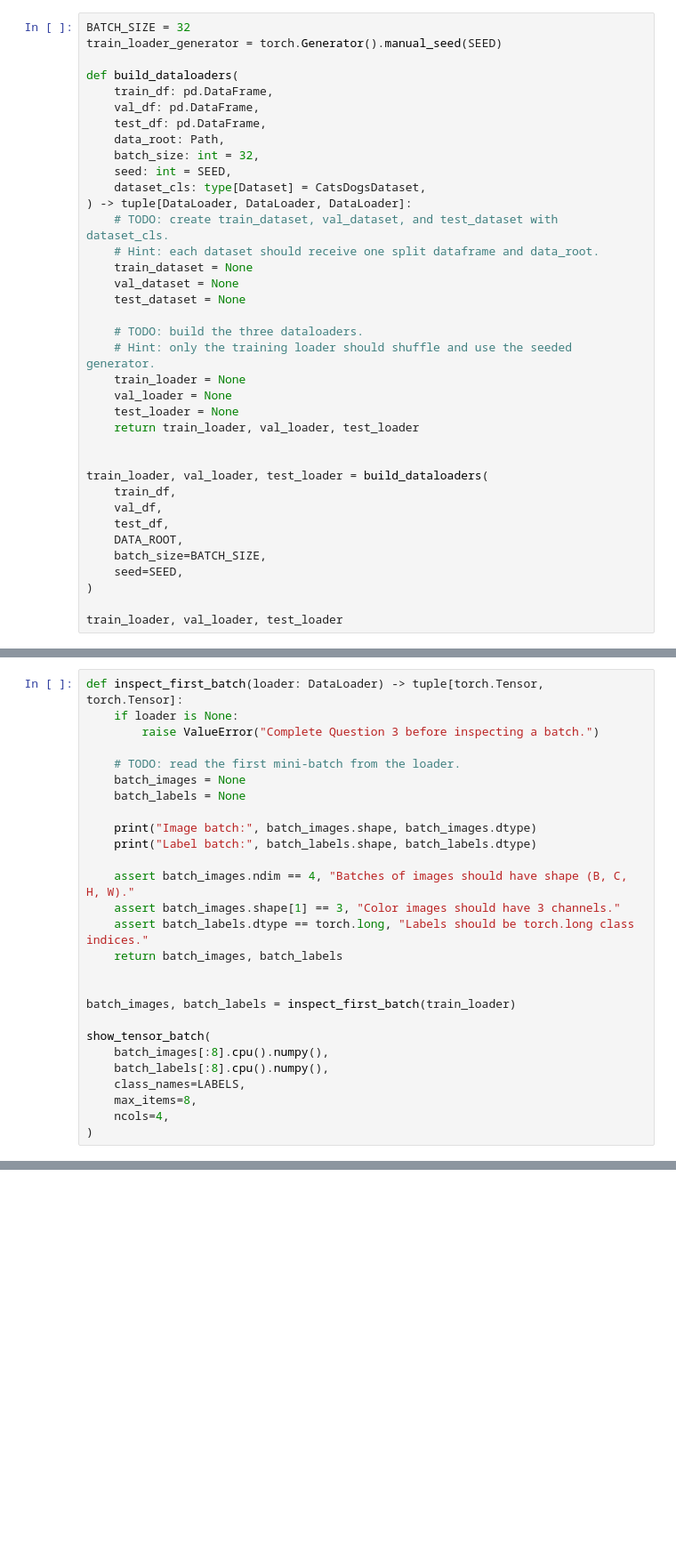
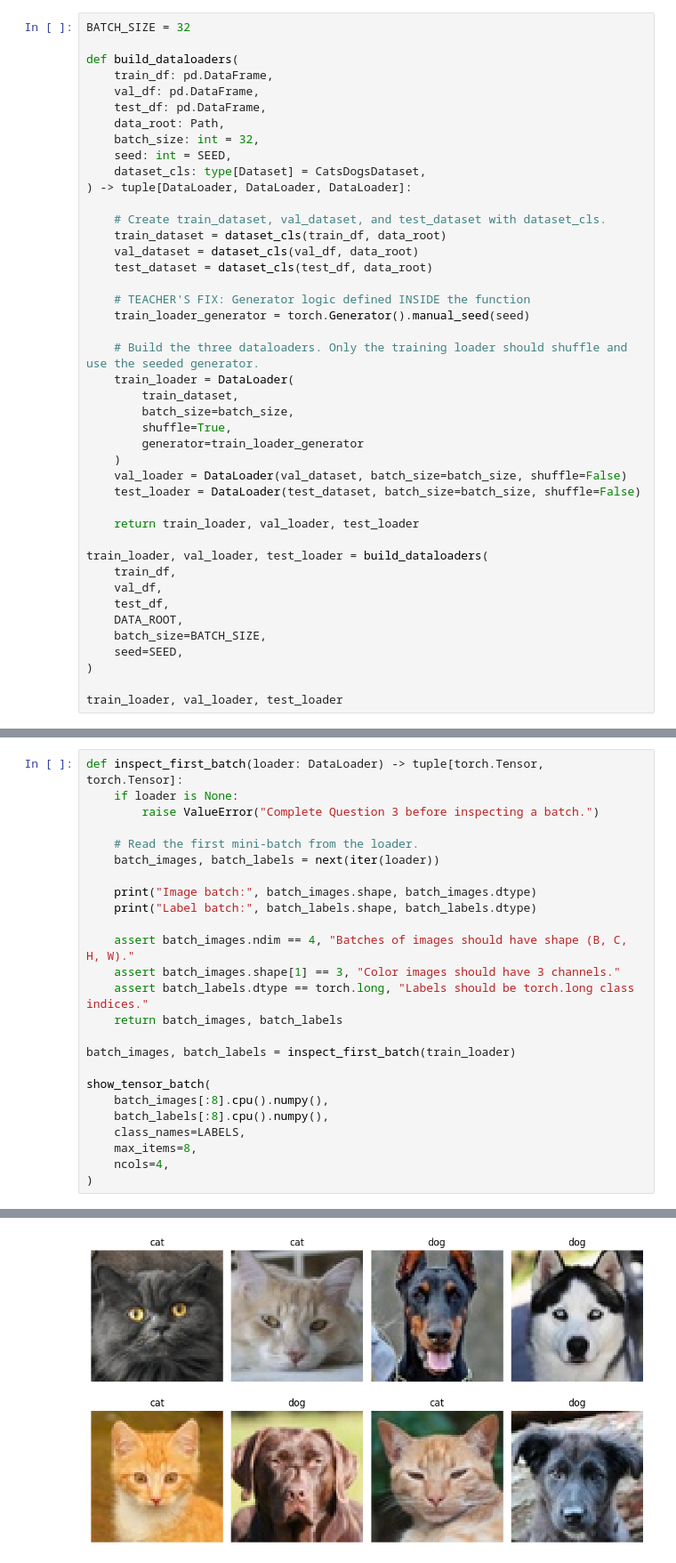
Before and after one commit to vgu-dsai-2026/lab-3-pytorch-104240766-hash, a Jupyter notebook: notebook.ipynb, the cells around one changed output, grey strips where cells are left out. Shown at 89% size. Drawn from its saved outputs; the diff is of its cells as text; blank space fills up the shorter version.

```diff
--- a/notebook.ipynb
+++ b/notebook.ipynb
@@ -198,7 +237,6 @@ Use a batch size of `32`.
 Reuse `train_df`, `val_df`, and `test_df` here.
 # %%
 BATCH_SIZE = 32
-train_loader_generator = torch.Generator().manual_seed(SEED)
 
 def build_dataloaders(
     train_df: pd.DataFrame,
@@ -209,19 +247,26 @@ def build_dataloaders(
     seed: int = SEED,
     dataset_cls: type[Dataset] = CatsDogsDataset,
 ) -> tuple[DataLoader, DataLoader, DataLoader]:
-    # TODO: create train_dataset, val_dataset, and test_dataset with dataset_cls.
-    # Hint: each dataset should receive one split dataframe and data_root.
-    train_dataset = None
-    val_dataset = None
-    test_dataset = None
 
-    # TODO: build the three dataloaders.
-    # Hint: only the training loader should shuffle and use the seeded generator.
-    train_loader = None
-    val_loader = None
-    test_loader = None
+    # Create train_dataset, val_dataset, and test_dataset with dataset_cls.
+    train_dataset = dataset_cls(train_df, data_root)
+    val_dataset = dataset_cls(val_df, data_root)
+    test_dataset = dataset_cls(test_df, data_root)
+
+    # TEACHER'S FIX: Generator logic defined INSIDE the function
+    train_loader_generator = torch.Generator().manual_seed(seed)
+
+    # Build the three dataloaders. Only the training loader should shuffle and use the seeded generator.
+    train_loader = DataLoader(
+        train_dataset,
+        batch_size=batch_size,
+        shuffle=True,
+        generator=train_loader_generator
+    )
+    val_loader = DataLoader(val_dataset, batch_size=batch_size, shuffle=False)
+    test_loader = DataLoader(test_dataset, batch_size=batch_size, shuffle=False)
+
     return train_loader, val_loader, test_loader
-
 
 train_loader, val_loader, test_loader = build_dataloaders(
     train_df,
@@ -249,9 +298,8 @@ def inspect_first_batch(loader: DataLoader) -> tuple[torch.Tensor, torch.Tensor]
     if loader is None:
         raise ValueError("Complete Question 3 before inspecting a batch.")
 
-    # TODO: read the first mini-batch from the loader.
-    batch_images = None
-    batch_labels = None
+    # Read the first mini-batch from the loader.
+    batch_images, batch_labels = next(iter(loader))
 
     print("Image batch:", batch_images.shape, batch_images.dtype)
     print("Label batch:", batch_labels.shape, batch_labels.dtype)
@@ -260,7 +308,6 @@ def inspect_first_batch(loader: DataLoader) -> tuple[torch.Tensor, torch.Tensor]
     assert batch_images.shape[1] == 3, "Color images should have 3 channels."
     assert batch_labels.dtype == torch.long, "Labels should be torch.long class indices."
     return batch_images, batch_labels
-
 
 batch_images, batch_labels = inspect_first_batch(train_loader)
 
@@ -271,3 +318,4 @@ show_tensor_batch(
     max_items=8,
     ncols=4,
 )
+# %% [output]
@@ -274,3 +330,4 @@ show_tensor_batch(
+[figure, added]
 # %% [markdown]
 ## Shape checkpoint
 
```
Also changed, not shown: parts of 10 cells of this notebook.
